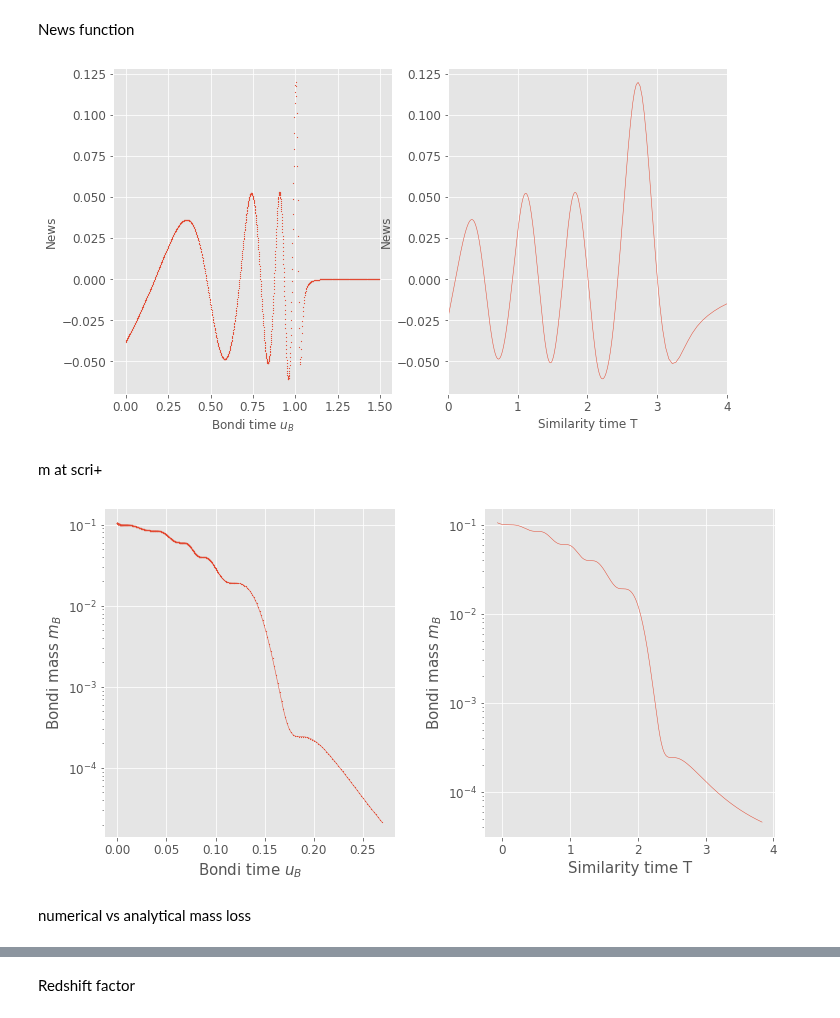
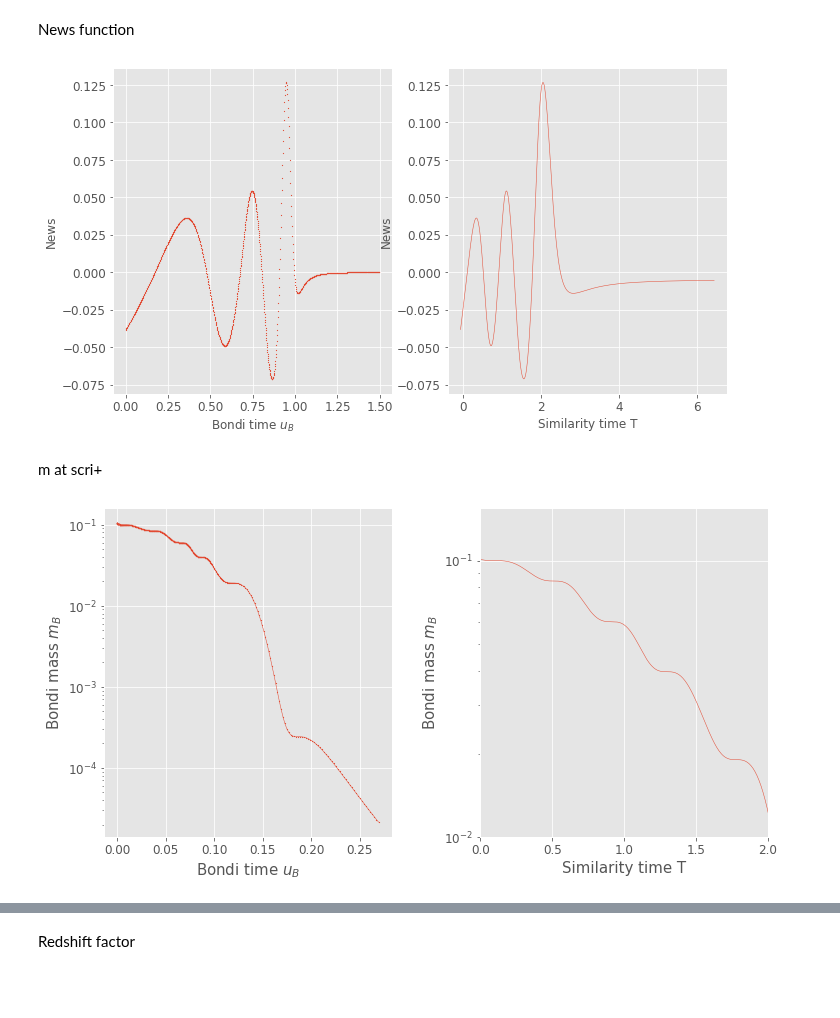
Before and after one commit to rita-png/gravitational-collapse, a Jupyter notebook: TMYangMills/PostProcessing.ipynb, the cells around one changed output, grey strips where cells are left out. Drawn from its saved outputs; the diff is of its cells as text; code cells hidden in the pictures; blank space fills up the shorter version.

```diff
--- a/TMYangMills/PostProcessing.ipynb
+++ b/TMYangMills/PostProcessing.ipynb
@@ -53,7 +53,7 @@ derderxi_ori=[]
 for var in vars:
 
     #dir = "/home/rita13santos/Desktop/MSc Thesis/Git/TMYangMills/DATA/muninnDATA/res1/{}.txt".format(var)
-    dir = "/home/rita13santos/Desktop/run8/{}.txt".format(var)
+    dir = "/home/rita13santos/Desktop/savedYM/run8/{}.txt".format(var)
 
 
     print(dir)
@@ -261,7 +261,7 @@ with plt.style.context('ggplot'):
 
     plt.show()
 # %% [output]
-[figure, old version]
+[figure, new version]
 # %% [markdown]
 m at scri+
 # %%
@@ -278,35 +278,33 @@ with plt.style.context('ggplot'):
 
     #plt.rcParams.update({'font.size': 12})
     #plt.rcParams["figure.figsize"] = (7,5)
     fig, (ax1, ax2) = plt.subplots(1, 2,figsize=(11, 6))
 
 
 
 
     # time
     ax1.scatter(bonditime[0:len(mplt)],mplt,s=0.5)
     ax1.plot(bonditime[0:len(mplt)],mplt,linewidth=0.5)
     ax1.set_ylabel("Bondi mass $m_B$", fontsize=15)
     #ax1.set_xlim([.8,1.04])
 
     ax1.set_yscale('log')
     #ax1.set_xlabel("$\u03C4$")#T
     ax1.set_xlabel("Bondi time $u_B$", fontsize=15)#$\u03C4$")
 
     # adapt time
 
     ax2.plot(adapt_time[0:len(adapt_time)-10],np.array(mplt[0:len(adapt_time)-10]),linewidth=0.5)
     ax2.set_yscale('log')
-    #ax2.set_xlim([0,1.6])
-    #ax2.set_ylim([0.01,0.1])
+    ax2.set_xlim([0,2])
+    ax2.set_ylim([0.01,0])
     ax2.set_ylabel("Bondi mass $m_B$", fontsize=15)
     ax2.set_xlabel("Similarity time T", fontsize=15)
 
     fig.tight_layout(pad=3.0)
     plt.savefig("myImagePDF.pdf", format="pdf", bbox_inches="tight")
 
     plt.show()
 # %% [output]
-[figure, old version]
+[figure, new version]
-# %% [markdown]
-numerical vs analytical mass loss
```
Also changed, not shown: parts of 11 cells of this notebook, 2 other files.
